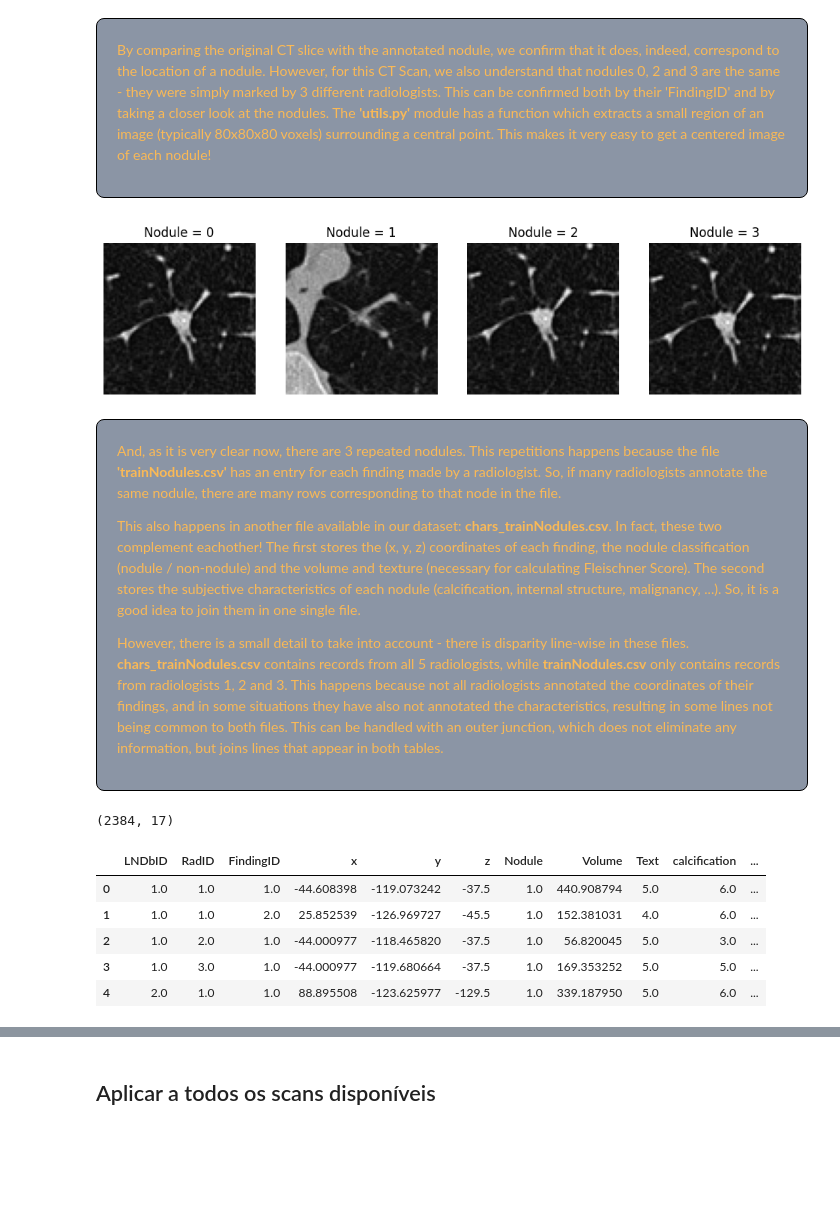
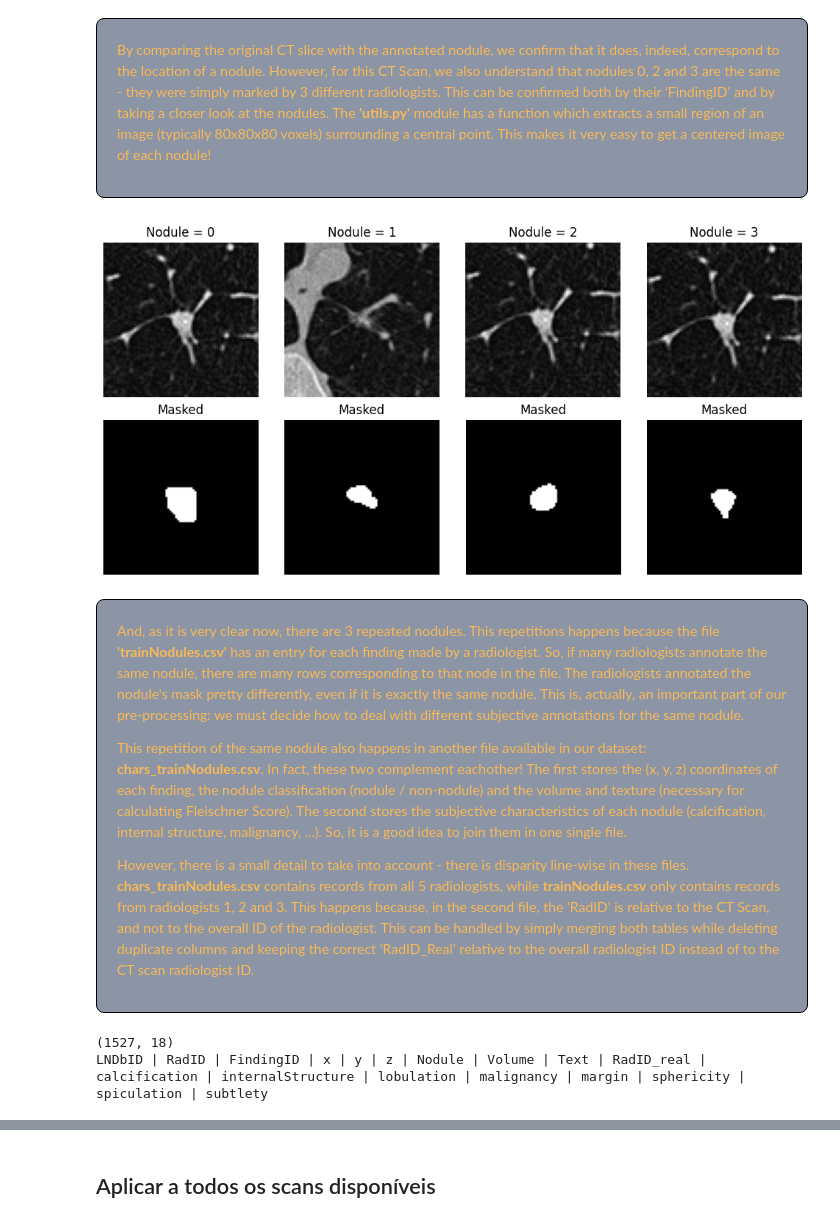
Before and after one commit to andredpinto/MASS_detect, a Jupyter notebook: notebooks/explorar_lndb.ipynb, the cells around one changed output, grey strips where cells are left out. Cells and saved outputs as stored; diff of their text form; code cells hidden in the pictures; blank space fills up the shorter version.

Commit message:
working on explorar_lndb

```diff
--- a/notebooks/explorar_lndb.ipynb
+++ b/notebooks/explorar_lndb.ipynb
@@ -101,7 +121,7 @@ For this scan, we have 4 nodules:
   </p>
 </div>
 # %%
-fig, axes = plt.subplots(2, 4, figsize=(12, 6))
+fig, axes = plt.subplots(2, 4, figsize=(10, 5))
 for i in range(len(nods_scan)):
     axes[0][i].imshow(scan[int(nods_scan['z_img'].iloc[i])], cmap='gray')
     axes[0][i].set_title(f"Original")
@@ -121,47 +141,53 @@ plt.show()
   </p>
 </div>
 # %%
-fig, axes = plt.subplots(1, 4, figsize=(12, 6))
+fig, axes = plt.subplots(2, 4, figsize=(10, 5))
 for i in range(len(nods_scan)):
     cube = utils.extractCube(scan, spacing, (nods_scan['x_img'].iloc[i], nods_scan['y_img'].iloc[i], nods_scan['z_img'].iloc[i]))
-    axes[i].imshow(cube[cube.shape[0]//2], cmap='gray')
-    axes[i].set_title(f"Nodule = {i}")
-    axes[i].axis("off")  # Hides x and y tick marks
+    mask_cube = utils.extractCube(nods_scan['mask'].iloc[i], spacing, (nods_scan['x_img'].iloc[i], nods_scan['y_img'].iloc[i], nods_scan['z_img'].iloc[i]))
+    axes[0][i].imshow(cube[cube.shape[0]//2], cmap='gray')
+    axes[0][i].set_title(f"Nodule = {i}")
+    axes[0][i].axis("off")  # Hides x and y tick marks
+    axes[1][i].imshow(mask_cube[mask_cube.shape[0]//2], cmap = 'gray')
+    axes[1][i].set_title(f"Masked")
+    axes[1][i].axis("off")
+
+plt.tight_layout()
 plt.show()
 # Adjust spacing and display
 # %% [output]
-[figure, old version]
+[figure, new version]
 # %% [markdown]
 <div style="font-family: Arial, sans-serif; line-height: 1.6; color: #fab956; max-width: 1200px; margin: 0 auto; padding: 20px; border: 1px solid #000000; border-radius: 8px; background-color: #00183a74;">
   <p>
-    And, as it is very clear now, there are 3 repeated nodules. This repetitions happens because the file <strong>'trainNodules.csv'</strong> has an entry for each finding made by a radiologist. So, if many radiologists annotate the same nodule, there are many rows corresponding to that node in the file.
+    And, as it is very clear now, there are 3 repeated nodules. This repetitions happens because the file <strong>'trainNodules.csv'</strong> has an entry for each finding made by a radiologist. So, if many radiologists annotate the same nodule, there are many rows corresponding to that node in the file. The radiologists annotated the nodule's mask pretty differently, even if it is exactly the same nodule. This is, actually, an important part of our pre-processing: we must decide how to deal with different subjective annotations for the same nodule.
   </p>
   <p>
-    This also happens in another file available in our dataset: <strong>chars_trainNodules.csv</strong>. In fact, these two complement eachother! The first stores the (x, y, z) coordinates of each finding, the nodule classification (nodule / non-nodule) and the volume and texture (necessary for calculating Fleischner Score). The second stores the subjective characteristics of each nodule (calcification, internal structure, malignancy, ...). So, it is a good idea to join them in one single file.
+    This repetition of the same nodule also happens in another file available in our dataset: <strong>chars_trainNodules.csv</strong>. In fact, these two complement eachother! The first stores the (x, y, z) coordinates of each finding, the nodule classification (nodule / non-nodule) and the volume and texture (necessary for calculating Fleischner Score). The second stores the subjective characteristics of each nodule (calcification, internal structure, malignancy, ...). So, it is a good idea to join them in one single file.
   </p>
   <p>
-    However, there is a small detail to take into account - there is disparity line-wise in these files. <strong> chars_trainNodules.csv</strong> contains records from all 5 radiologists, while <strong>trainNodules.csv</strong> only contains records from radiologists 1, 2 and 3. This happens because not all radiologists annotated the coordinates of their findings, and in some situations they have also not annotated the characteristics, resulting in some lines not being common to both files. This can be handled with an outer junction, which does not eliminate any information, but joins lines that appear in both tables.
+    However, there is a small detail to take into account - there is disparity line-wise in these files. <strong> chars_trainNodules.csv</strong> contains records from all 5 radiologists, while <strong>trainNodules.csv</strong> only contains records from radiologists 1, 2 and 3. This happens because, in the second file, the 'RadID' is relative to the CT Scan, and not to the overall ID of the radiologist. This can be handled by simply merging both tables while deleting duplicate columns and keeping the correct 'RadID_Real' relative to the overall radiologist ID instead of to the CT scan radiologist ID.
   </p>
 </div>
 # %%
+char_train= pd.read_csv(find_file('chars_trainNodules.csv'))
+train = pd.read_csv(find_file('trainNodules.csv'))
 
-char_train= pd.read_csv('../data/LNDb/train/trainset_csv/chars_trainNodules.csv')
-train = pd.read_csv('../data/LNDb/train/trainset_csv/trainNodules.csv')
-train = train.astype('float64')
+# Positional join: only valid if lines correspond to the same finding
+assert len(train) == len(char_train)
+assert (train[['LNDbID', 'FindingID']].values == char_train[['LNDbID', 'FindingID']].values).all()
+
+combined_df = pd.concat([train, char_train.drop(columns=['LNDbID', 'FindingID']).rename(columns={'RadID': 'RadID_real'})],axis=1,)
+combined_df['RadID_real'] = combined_df['RadID_real'].astype(int)
 
 # 'outer' keeps all entries, 'inner' keeps only nodules present in both.
-combined_df = pd.merge(train, char_train, on=['LNDbID', 'RadID', 'FindingID'], how="outer")
+#combined_df = pd.merge(train, char_train, on=['LNDbID', 'RadID', 'FindingID'], how="outer")
 
 print(combined_df.shape)
-combined_df.head()
+print(" | ".join(combined_df.columns))
 # %% [output]
-(2384, 17)
+(1527, 18)
+LNDbID | RadID | FindingID | x | y | z | Nodule | Volume | Text | RadID_real | calcification | internalStructure | lobulation | malignancy | margin | sphericity | spiculation | subtlety
-|  | LNDbID | RadID | FindingID | x | y | z | Nodule | Volume | Text | calcification | ... |
-| 0 | 1.0 | 1.0 | 1.0 | -44.608398 | -119.073242 | -37.5 | 1.0 | 440.908794 | 5.0 | 6.0 | ... |
-| 1 | 1.0 | 1.0 | 2.0 | 25.852539 | -126.969727 | -45.5 | 1.0 | 152.381031 | 4.0 | 6.0 | ... |
-| 2 | 1.0 | 2.0 | 1.0 | -44.000977 | -118.465820 | -37.5 | 1.0 | 56.820045 | 5.0 | 3.0 | ... |
-| 3 | 1.0 | 3.0 | 1.0 | -44.000977 | -119.680664 | -37.5 | 1.0 | 169.353252 | 5.0 | 5.0 | ... |
-| 4 | 2.0 | 1.0 | 1.0 | 88.895508 | -123.625977 | -129.5 | 1.0 | 339.187950 | 5.0 | 6.0 | ... |
 # %% [markdown]
 <div style="font-family: Arial, sans-serif; line-height: 1.6; color: #fab956; max-width: 1200px; margin: 0 auto; padding: 20px; border: 1px solid #000000; border-radius: 8px; background-color: #00183a74;">
   <p>
```
Also changed, not shown: parts of 21 cells of this notebook, 1 other file.
